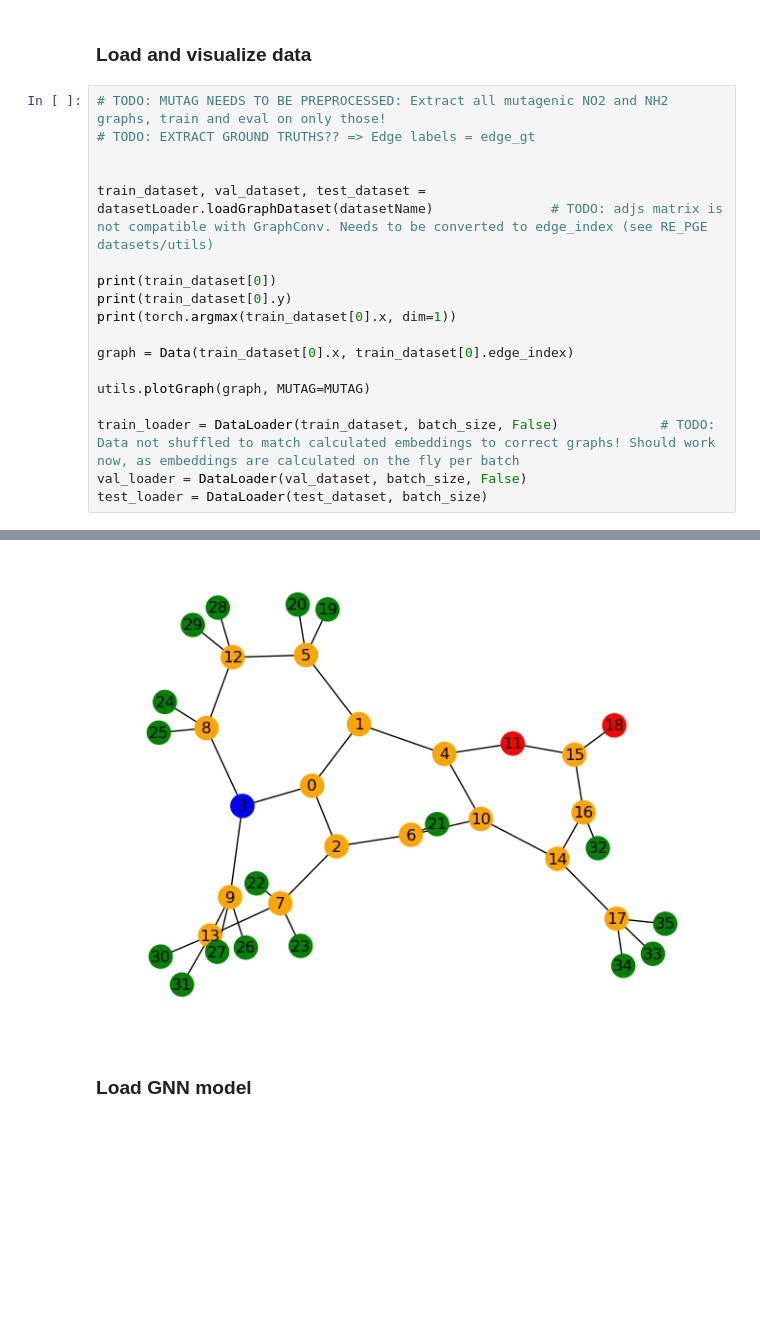
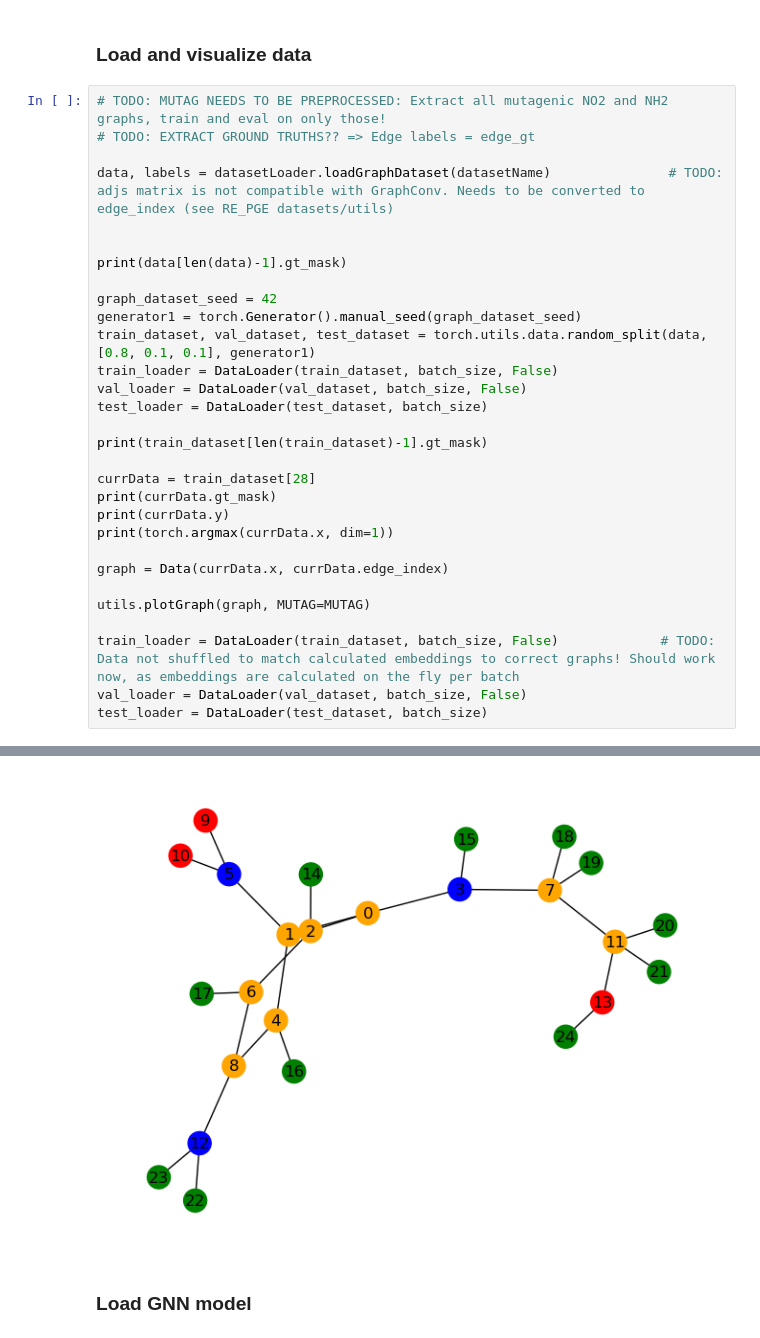
Before and after one commit to TrstnSch/BT-ML-PGESAT, a Jupyter notebook: code/PGExplainer/train_explainer_MUTAG.ipynb, the cells around one changed output, grey strips where cells are left out. Cells and saved outputs as stored; diff of their text form; blank space fills up the shorter version.

```diff
--- a/code/PGExplainer/train_explainer_MUTAG.ipynb
+++ b/code/PGExplainer/train_explainer_MUTAG.ipynb
@@ -55,14 +55,26 @@ MUTAG = True
 # TODO: MUTAG NEEDS TO BE PREPROCESSED: Extract all mutagenic NO2 and NH2 graphs, train and eval on only those!
 # TODO: EXTRACT GROUND TRUTHS?? => Edge labels = edge_gt
 
+data, labels = datasetLoader.loadGraphDataset(datasetName)               # TODO: adjs matrix is not compatible with GraphConv. Needs to be converted to edge_index (see RE_PGE datasets/utils)
 
-train_dataset, val_dataset, test_dataset = datasetLoader.loadGraphDataset(datasetName)               # TODO: adjs matrix is not compatible with GraphConv. Needs to be converted to edge_index (see RE_PGE datasets/utils)
 
-print(train_dataset[0])
-print(train_dataset[0].y)
-print(torch.argmax(train_dataset[0].x, dim=1))
+print(data[len(data)-1].gt_mask)
 
-graph = Data(train_dataset[0].x, train_dataset[0].edge_index)
+graph_dataset_seed = 42
+generator1 = torch.Generator().manual_seed(graph_dataset_seed)
+train_dataset, val_dataset, test_dataset = torch.utils.data.random_split(data, [0.8, 0.1, 0.1], generator1)
+train_loader = DataLoader(train_dataset, batch_size, False)
+val_loader = DataLoader(val_dataset, batch_size, False)
+test_loader = DataLoader(test_dataset, batch_size)
+
+print(train_dataset[len(train_dataset)-1].gt_mask)
+
+currData = train_dataset[28]
+print(currData.gt_mask)
+print(currData.y)
+print(torch.argmax(currData.x, dim=1))
+
+graph = Data(currData.x, currData.edge_index)
 
 utils.plotGraph(graph, MUTAG=MUTAG)
 
@@ -78,4 +108,4 @@ tensor([0, 0, 0, 4, 0, 0, 0, 0, 0, 0, 0, 1, 0, 0, 0, 0, 0, 0, 1, 3, 3, 3, 3, 3,
-[figure, old version]
+[figure, new version]
 # %% [markdown]
 ### Load GNN model
 # %%
```
Also changed, not shown: parts of 1 cell of this notebook, 9 other files.
